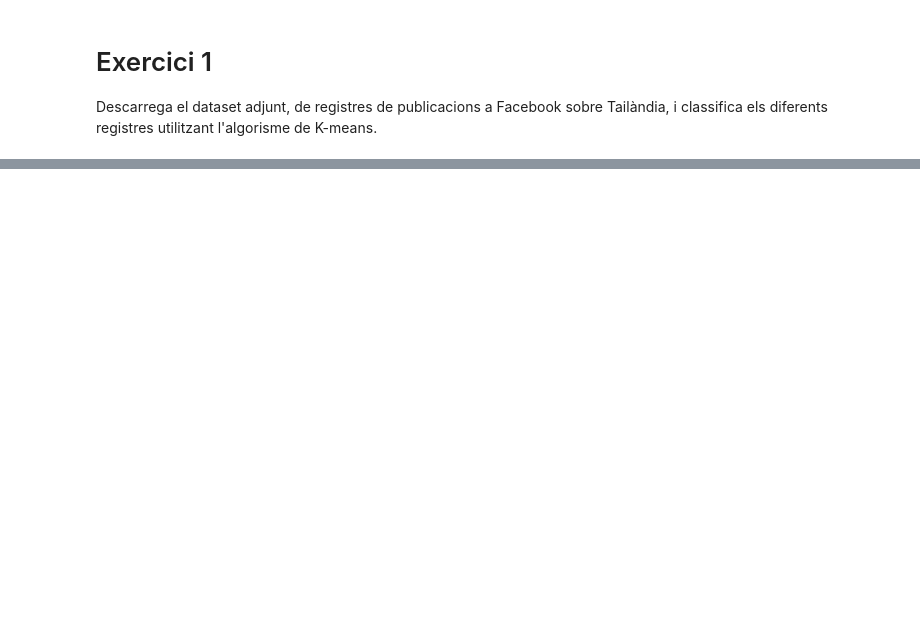
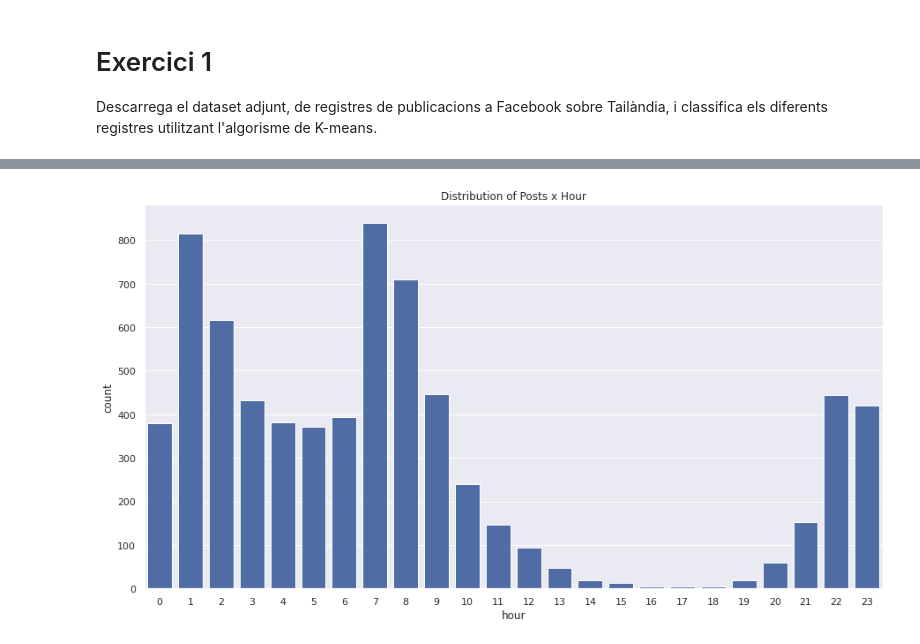
Before and after one commit to JMML2021/Sprint-8.-Algoritmes-d-aprenentatge-NO-supervisat-Agrupaci-, a Jupyter notebook: Sprint_8_Algoritmes_d’aprenentatge_NO_supervisat_Agrupació.ipynb, the cells around one changed output, grey strips where cells are left out. Cells and saved outputs as stored; diff of their text form; code cells hidden in the pictures; blank space fills up the shorter version.

```diff
--- a/Sprint_8_Algoritmes_d’aprenentatge_NO_supervisat_Agrupació.ipynb
+++ b/Sprint_8_Algoritmes_d’aprenentatge_NO_supervisat_Agrupació.ipynb
@@ -177,3 +185,12 @@ https://colab.research.google.com/github/JMML2021/Sprint-7.-Algoritmes-d-aprenen
+# %%
+df1['status_published'] = pd.to_datetime(df1['status_published'])
+
+df1['year'] = df1['status_published'].dt.year
+df1['month'] = df1['status_published'].dt.month
+df1['day'] = df1['status_published'].dt.day
+df1['hour'] = df1['status_published'].dt.hour
+
+df1 = df1.drop(['status_id'], axis=1) quito esta columna
 # %% [markdown]
 # Exercici 1
 Descarrega el dataset adjunt, de registres de publicacions a Facebook sobre Tailàndia, i classifica els diferents registres utilitzant l'algorisme de K-means.
@@ -179,0 +206,7 @@ Descarrega el dataset adjunt, de registres de publicacions a Facebook sobre Tail
+# %%
+pal = ["#4267B2"]
+pl = sns.countplot(x=df1["hour"], palette= pal)
+pl.set_title("Distribution of Posts x Hour")
+plt.show()
+# %% [output]
+[figure, added]
```
Also changed, not shown: parts of 13 cells of this notebook.
